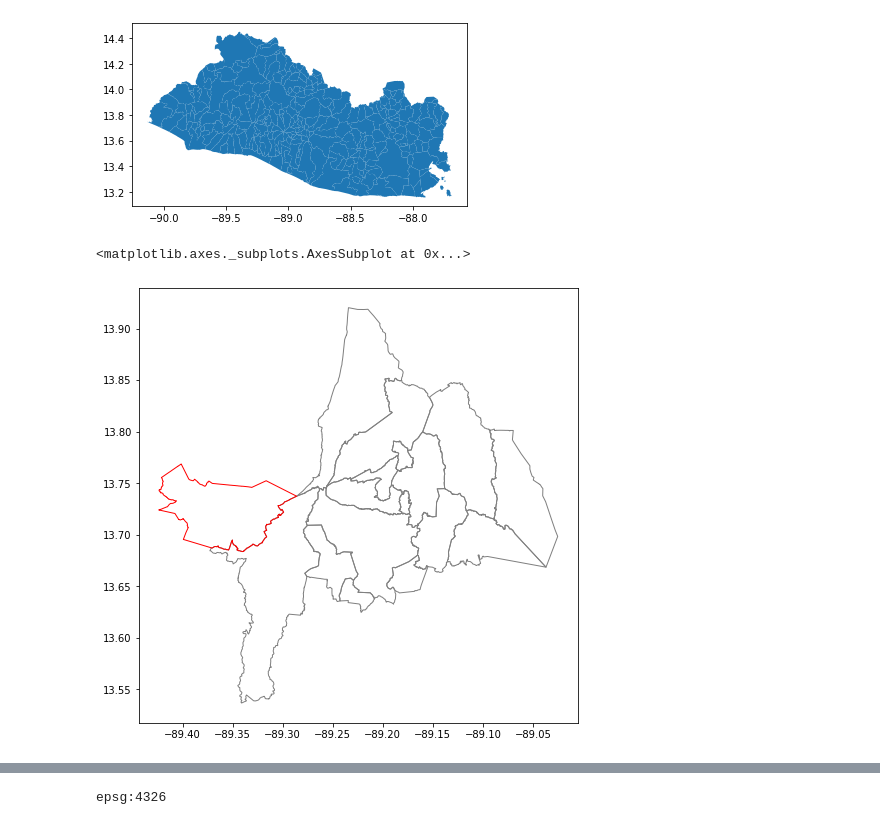
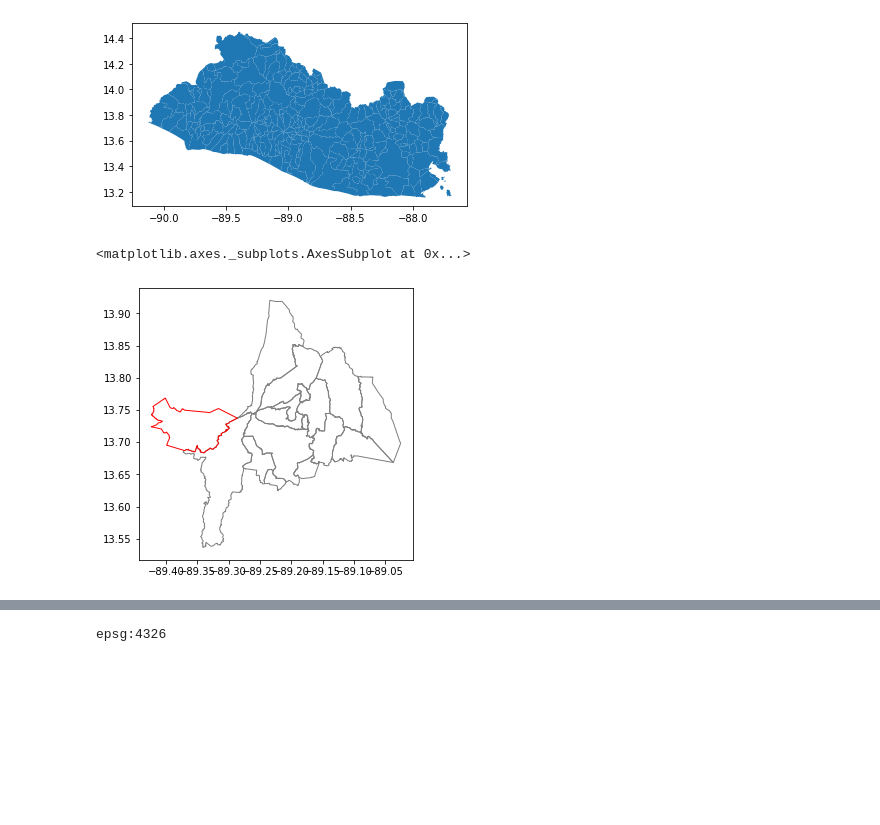
Before and after one commit to CesarRosales16/urban-sprawl-sv, a Jupyter notebook: Expansion_Urbana_AMSS.ipynb, the cells around one changed output, grey strips where cells are left out. Saved outputs shown, nothing was run; the diff lists cells and outputs as text; code cells hidden in the pictures; blank space fills up the shorter version.

```diff
--- a/Expansion_Urbana_AMSS.ipynb
+++ b/Expansion_Urbana_AMSS.ipynb
@@ -94,11 +94,11 @@ mun_aditional = ['COLON']
 mun_aditional_data = mun_data.loc[mun_data.NOM_MUN.isin(mun_aditional)]
 # %%
 # Plot amss and colon in a single map
-ax = amss_data.plot(figsize=(8,8), color='none', edgecolor='gray')
+ax = amss_data.plot(figsize=(5,5), color='none', edgecolor='gray')
 mun_aditional_data.plot(ax=ax, color='none', edgecolor='red')
 # %% [output]
 <matplotlib.axes._subplots.AxesSubplot at 0x...>
-[figure, old version]
+[figure, new version]
 # %%
 # Merge AMSS and aditional municipalities in a single dataframe for our ROI (Region Of Interest)
 mun_roi = mun_amss + mun_aditional
```
Also changed, not shown: parts of 17 cells of this notebook.
